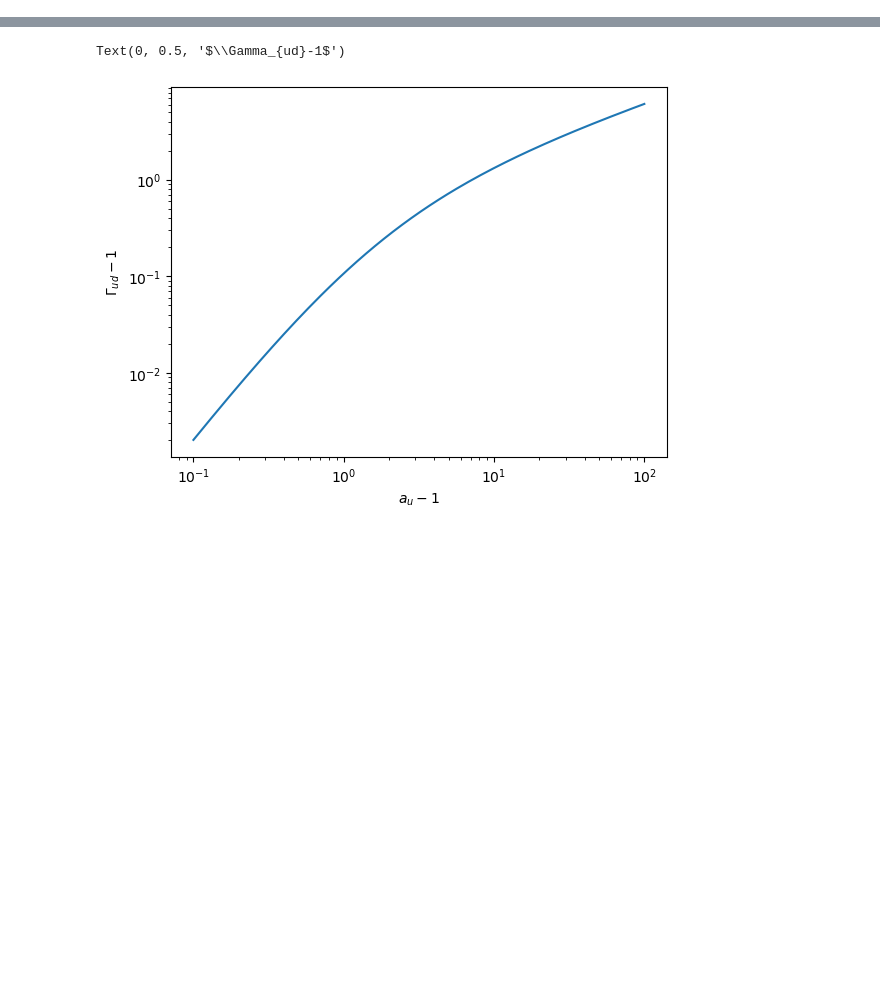
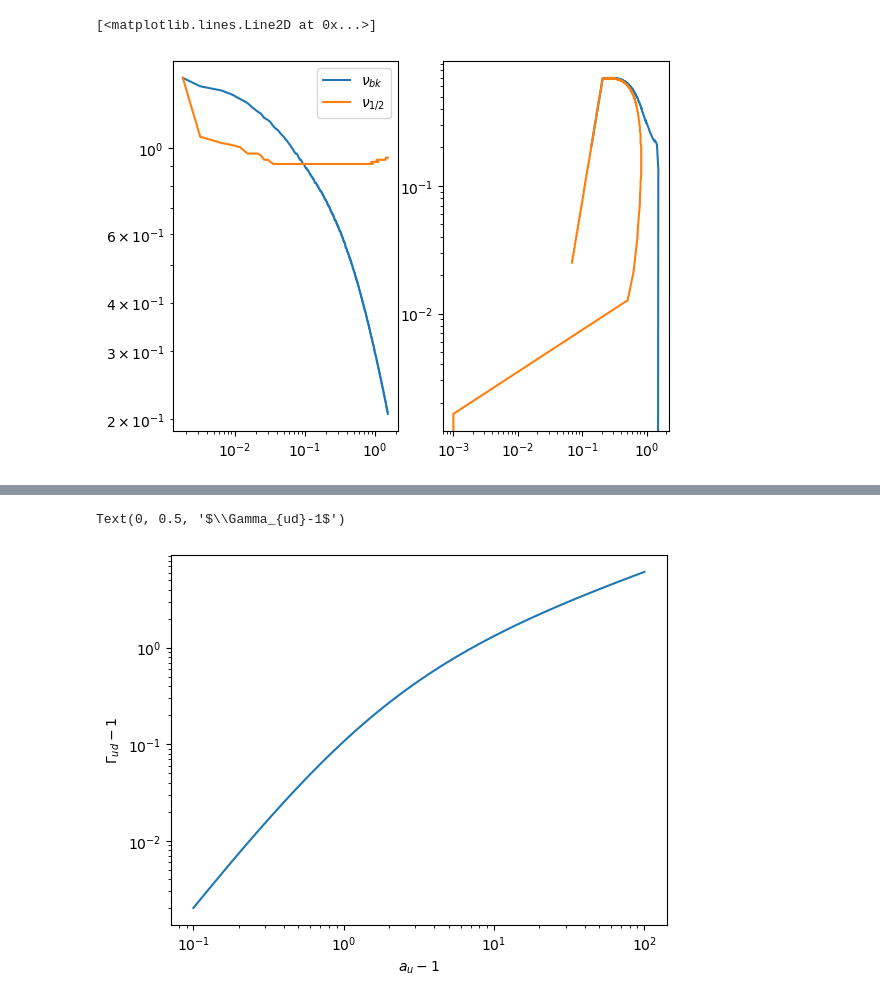
Before and after one commit to ACharletENSL/GAMMA_MWN, a Jupyter notebook: bin/Tools/project_v2/testing.ipynb, the cells around one changed output, grey strips where cells are left out. Saved outputs shown, nothing was run; the diff lists cells and outputs as text; code cells hidden in the pictures; blank space fills up the shorter version.

```diff
--- a/bin/Tools/project_v2/testing.ipynb
+++ b/bin/Tools/project_v2/testing.ipynb
@@ -21,6 +20,19 @@ front = 'RS'
 data = open_rundata(key, 4)
 data_fitted = replace_withfit(data)
 contribs = data_fitted.drop_duplicates(subset='i')
+# %%
+dR, ton, nu_bk, nu_hf, nu_pk, nF_pk = analyze_nubk(key)
+nupk2, nFpk2 = get_peaks_from_data(key)
+# %%
+fig, (ax1, ax2) = plt.subplots(1, 2)
+ax1.loglog(dR, nu_bk, label='$\\nu_{bk}$')
+ax1.loglog(dR, nu_hf, label='$\\nu_{1/2}$')
+ax1.legend()
+ax2.loglog(nu_pk, nF_pk)
+ax2.loglog(nupk2, nFpk2)
+# %% [output]
+[<matplotlib.lines.Line2D at 0x...>]
+[figure, added]
 # %%
 # quick comparison between crossing radii
 lfac2_sph, m, _ = get_hydrofits_shell(data)[0]
```
Also changed, not shown: parts of 2 cells of this notebook, 9 other files.
